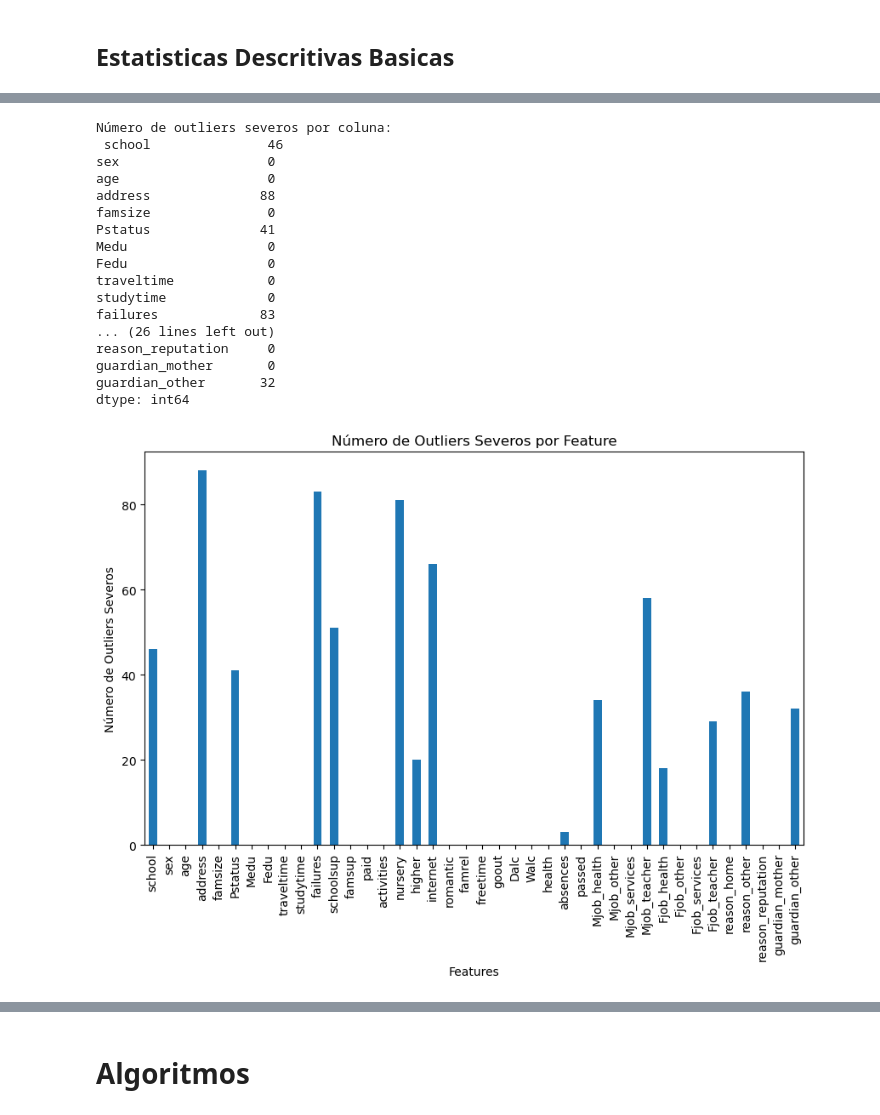
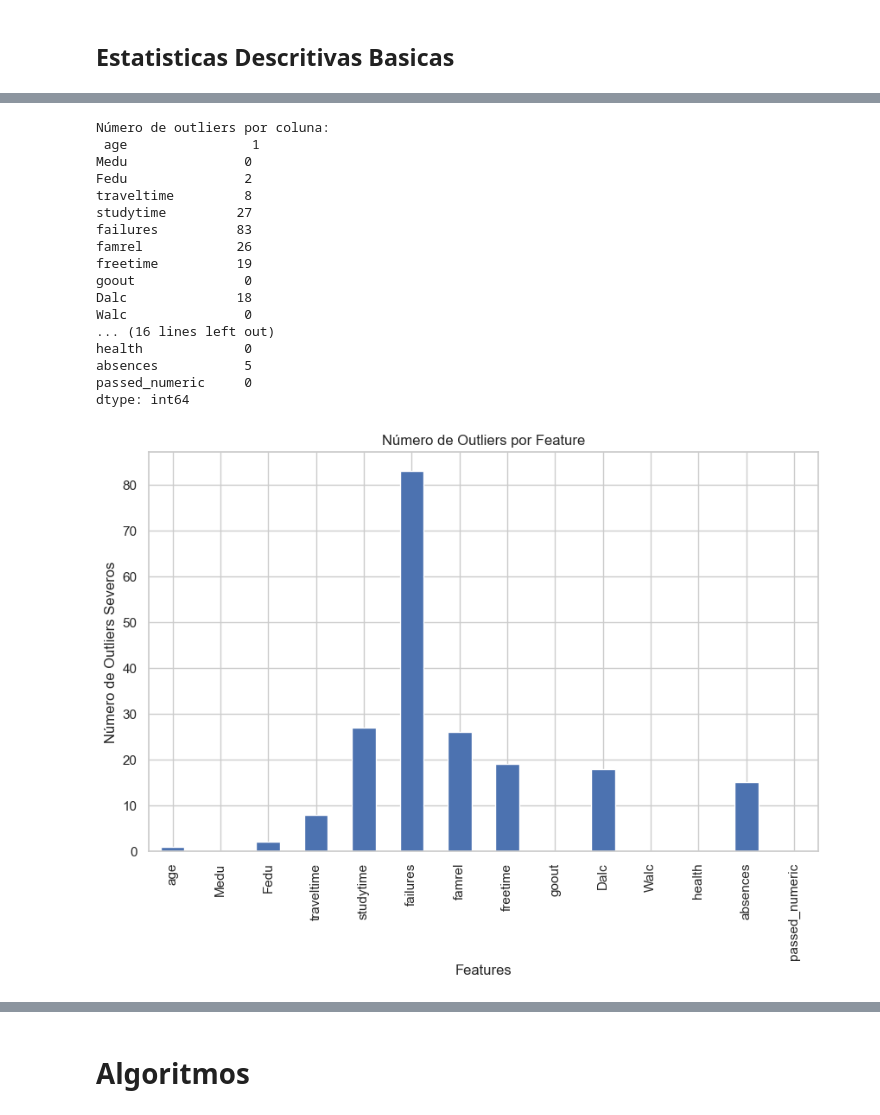
Before and after one commit to bsoeiro5/TP2, a Jupyter notebook: codigo/main.ipynb, the cells around one changed output, grey strips where cells are left out. Drawn from its saved outputs; the diff is of its cells as text; code cells hidden in the pictures.

```diff
--- a/codigo/main.ipynb
+++ b/codigo/main.ipynb
@@ -78,0 +66,18 @@ df
+# %%
+# Carregar o dataset
+data_path = 'student-data.csv'
+df = pd.read_csv(data_path)
+
+# Mapear a variável alvo para binário (0/1)
+le = LabelEncoder()
+df['passed_numeric'] = le.fit_transform(df['passed'])
+# Guardar o mapeamento para referência
+target_mapping = dict(zip(le.classes_, le.transform(le.classes_)))
+print(f"Mapeamento da variável alvo 'passed': {target_mapping}")
+
+# Mostrar as primeiras linhas
+print("\n--- Primeiras 5 linhas do Dataset ---")
+display(df.head())
+
+# Mostrar as dimensões do dataset
+print(f"\nDimensões do Dataset: {df.shape[0]} linhas e {df.shape[1]} colunas")
@@ -153,44 +364,56 @@ for col in categorical_columns:
 # %%
 numeric_df = df.select_dtypes(include=['number'])
 numeric_cols = df.select_dtypes(include=['number']).columns.tolist()
 numeric_df = df[numeric_cols]
+
 # Identifica outliers usando o método do IQR
 Q1 = numeric_df.quantile(0.25)
 Q3 = numeric_df.quantile(0.75)
 IQR = Q3 - Q1
 
-# Define limites para outliers severos
-lower_bound_severe = Q1 - 4 * IQR
-upper_bound_severe = Q3 + 4 * IQR
+# Define limites para outliers
+lower_bound = Q1 - 1.5 * IQR
+upper_bound = Q3 + 1.5 * IQR
+
+# Assinala os outliers por coluna
+outliers = ((numeric_df < lower_bound) | (numeric_df > upper_bound))
+
+# Conta o número de outliers por coluna
+outliers_count = outliers.sum()
+print("Número de outliers por coluna:\n", outliers_count)
+
+# Identifica outliers severos usando o método do IQR
+lower_bound_severe = Q1 - 3 * IQR
+upper_bound_severe = Q3 + 3 * IQR
 
 # Assinala os outliers severos por coluna
 outliers_severe = ((numeric_df < lower_bound_severe) | (numeric_df > upper_bound_severe))
 
 # Conta o número de outliers severos por coluna
 outliers_severe_count = outliers_severe.sum()
 print("Número de outliers severos por coluna:\n", outliers_severe_count)
 
 # Faz um gráfico de barras com o número de outliers severos por feature
-outliers_severe_count.plot(kind='bar', figsize=(10, 6), title='Número de Outliers Severos por Feature')
+outliers_count.plot(kind='bar', figsize=(10, 6), title='Número de Outliers por Feature')
 plt.xlabel('Features')
 plt.ylabel('Número de Outliers Severos')
 plt.show()
 # %% [output]
-Número de outliers severos por coluna:
- school               46
-sex                   0
-age                   0
-address              88
-famsize               0
-Pstatus              41
-Medu                  0
-Fedu                  0
-traveltime            0
-studytime             0
-failures             83
-... (26 lines left out)
-reason_reputation     0
-guardian_mother       0
-guardian_other       32
+Número de outliers por coluna:
+ age                1
+Medu               0
+Fedu               2
+traveltime         8
+studytime         27
+failures          83
+famrel            26
+freetime          19
+goout              0
+Dalc              18
+Walc               0
+... (16 lines left out)
+health             0
+absences           5
+passed_numeric     0
 dtype: int64
-[figure, old version]
+[figure, new version]
```
Also changed, not shown: parts of 22 cells of this notebook.
